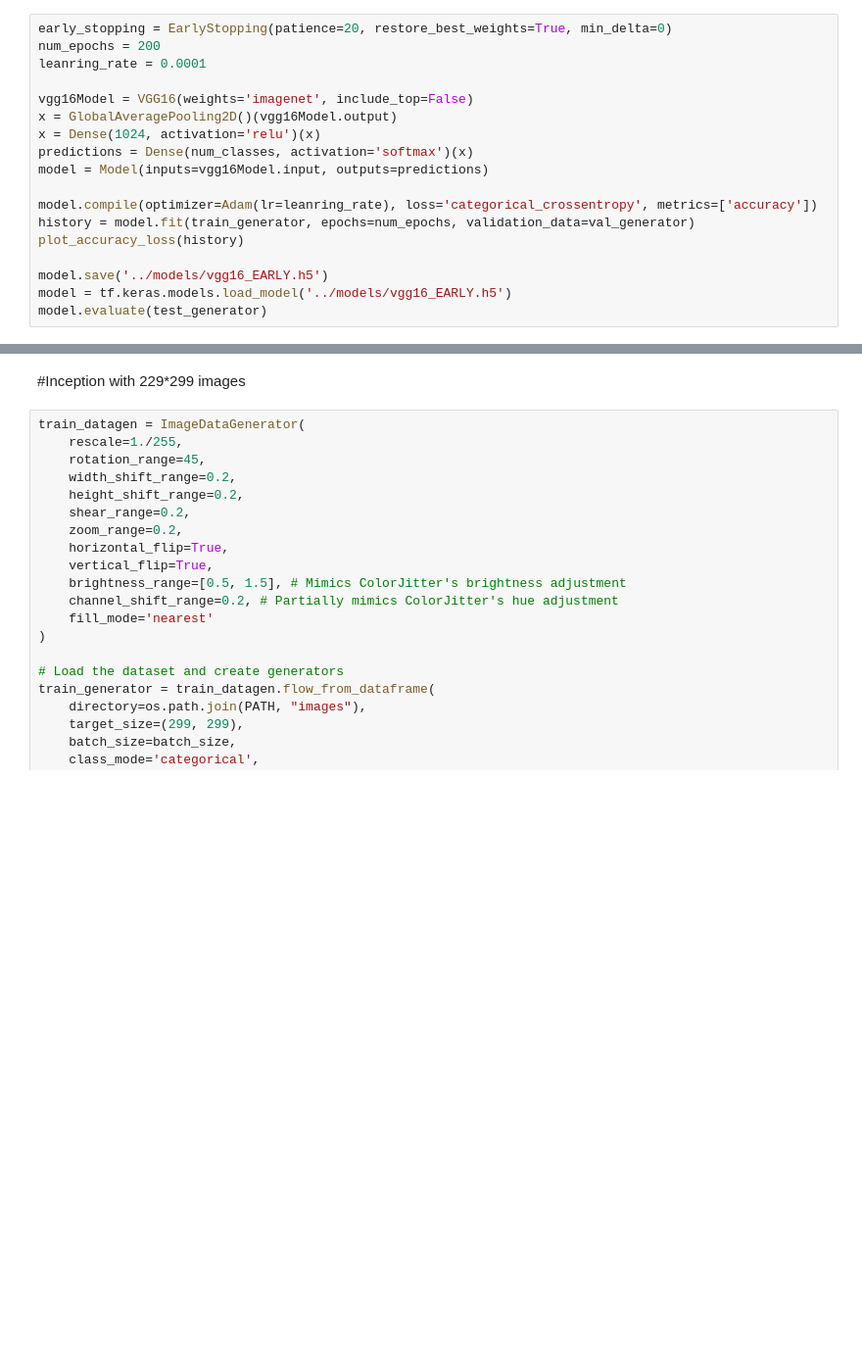
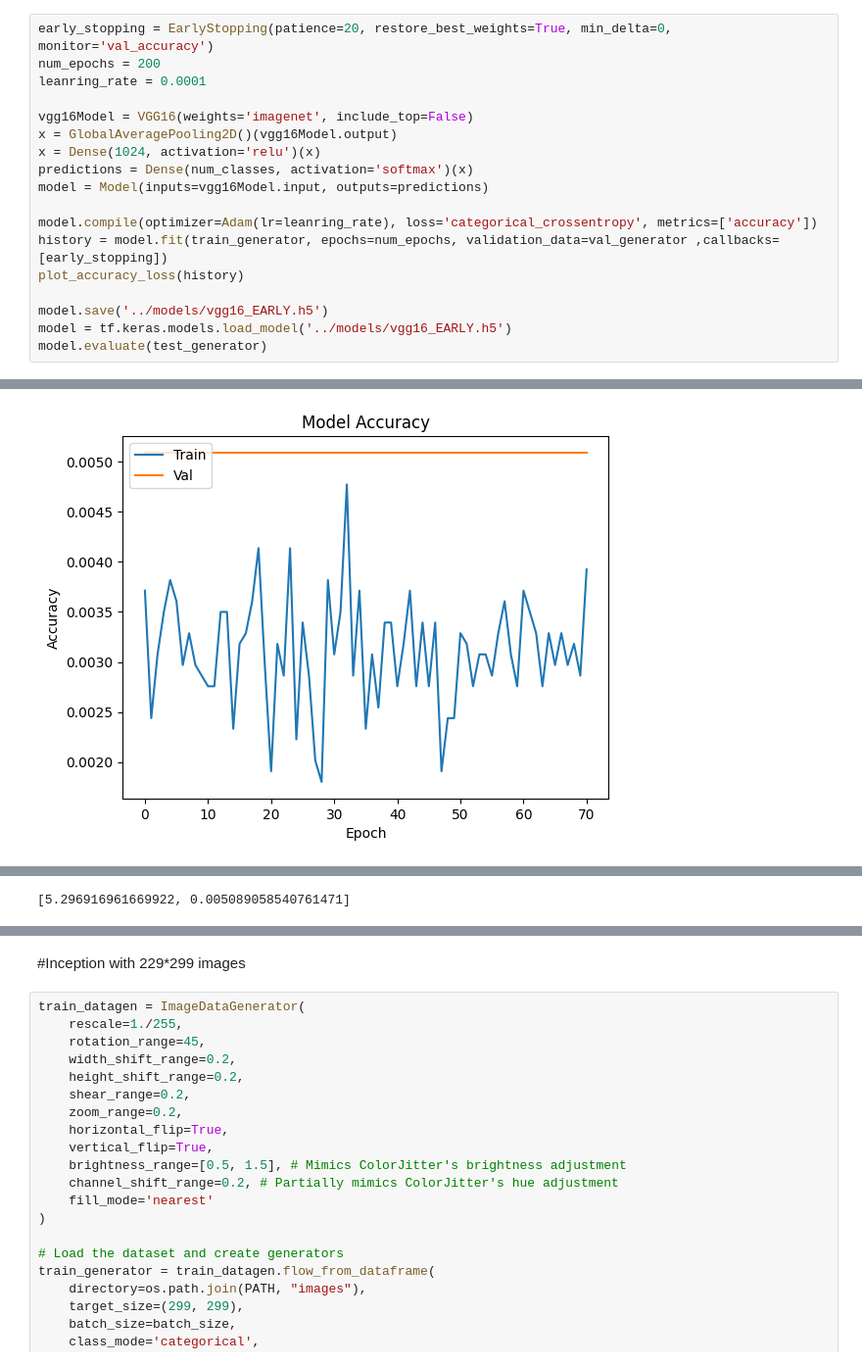
Before and after one commit to josephWaldron/AI-ML-Project, a Jupyter notebook: tensorflow/final.ipynb, the cells around one changed output, grey strips where cells are left out. Shown at 98% size. Cells and saved outputs as stored; diff of their text form; blank space fills up the shorter version.

Commit message:
finished final models

```diff
--- a/tensorflow/final.ipynb
+++ b/tensorflow/final.ipynb
@@ -117,5 +127,5 @@ val_generator = val_datagen.flow_from_dataframe(
 # %%
-early_stopping = EarlyStopping(patience=20, restore_best_weights=True, min_delta=0)
+early_stopping = EarlyStopping(patience=20, restore_best_weights=True, min_delta=0, monitor='val_accuracy')
 num_epochs = 200
 leanring_rate = 0.0001
 
@@ -126,9 +136,10 @@ predictions = Dense(num_classes, activation='softmax')(x)
 model = Model(inputs=vgg16Model.input, outputs=predictions)
 
 model.compile(optimizer=Adam(lr=leanring_rate), loss='categorical_crossentropy', metrics=['accuracy'])
-history = model.fit(train_generator, epochs=num_epochs, validation_data=val_generator)
+history = model.fit(train_generator, epochs=num_epochs, validation_data=val_generator ,callbacks=[early_stopping])
 plot_accuracy_loss(history)
 
 model.save('../models/vgg16_EARLY.h5')
 model = tf.keras.models.load_model('../models/vgg16_EARLY.h5')
 model.evaluate(test_generator)
+# %% [output]
@@ -134,0 +164 @@ model.evaluate(test_generator)
+[figure, added]
@@ -135 +167,2 @@ model.evaluate(test_generator)
+[5.296916961669922, 0.005089058540761471]
 # %%
```
Also changed, not shown: parts of 9 cells of this notebook.
